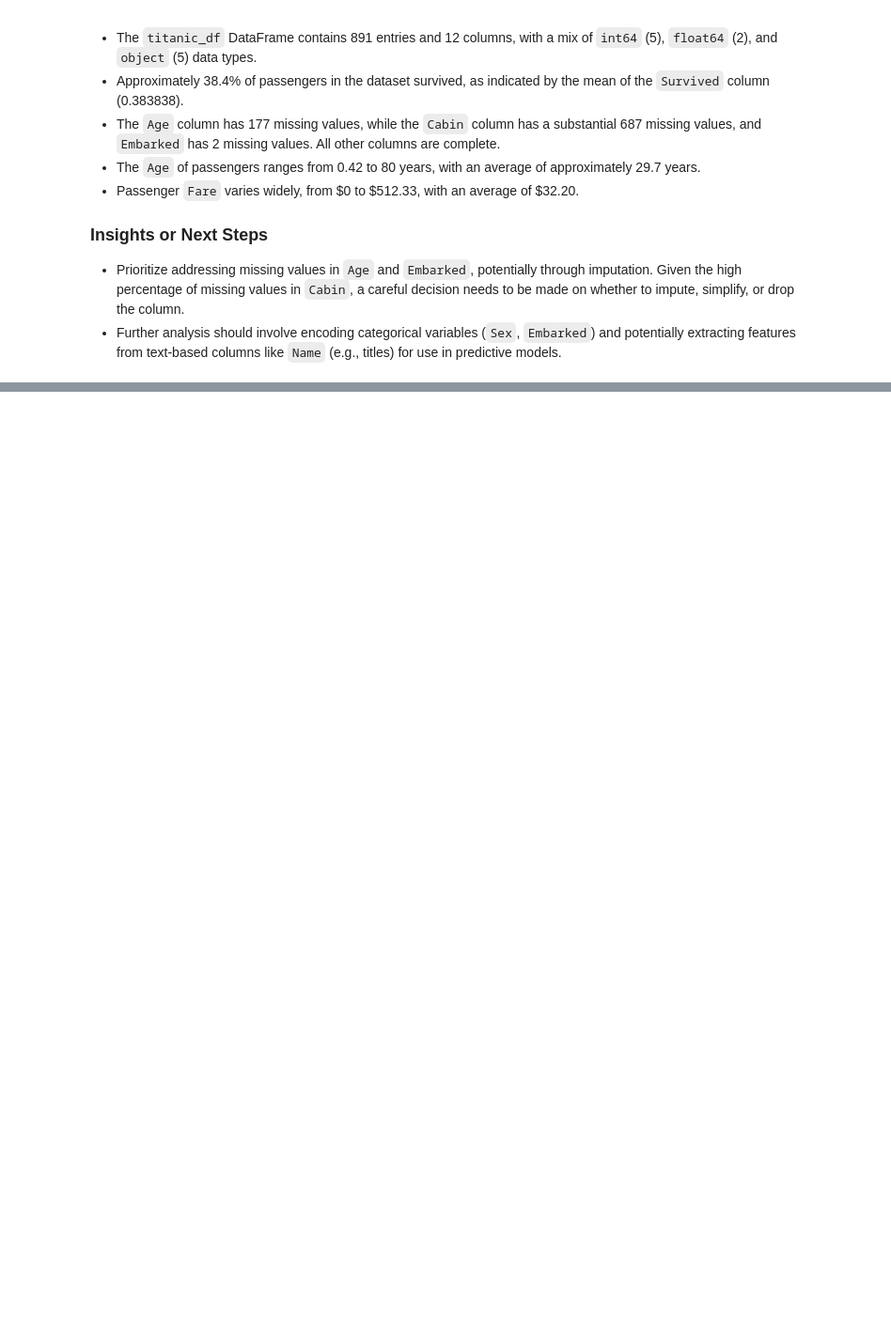
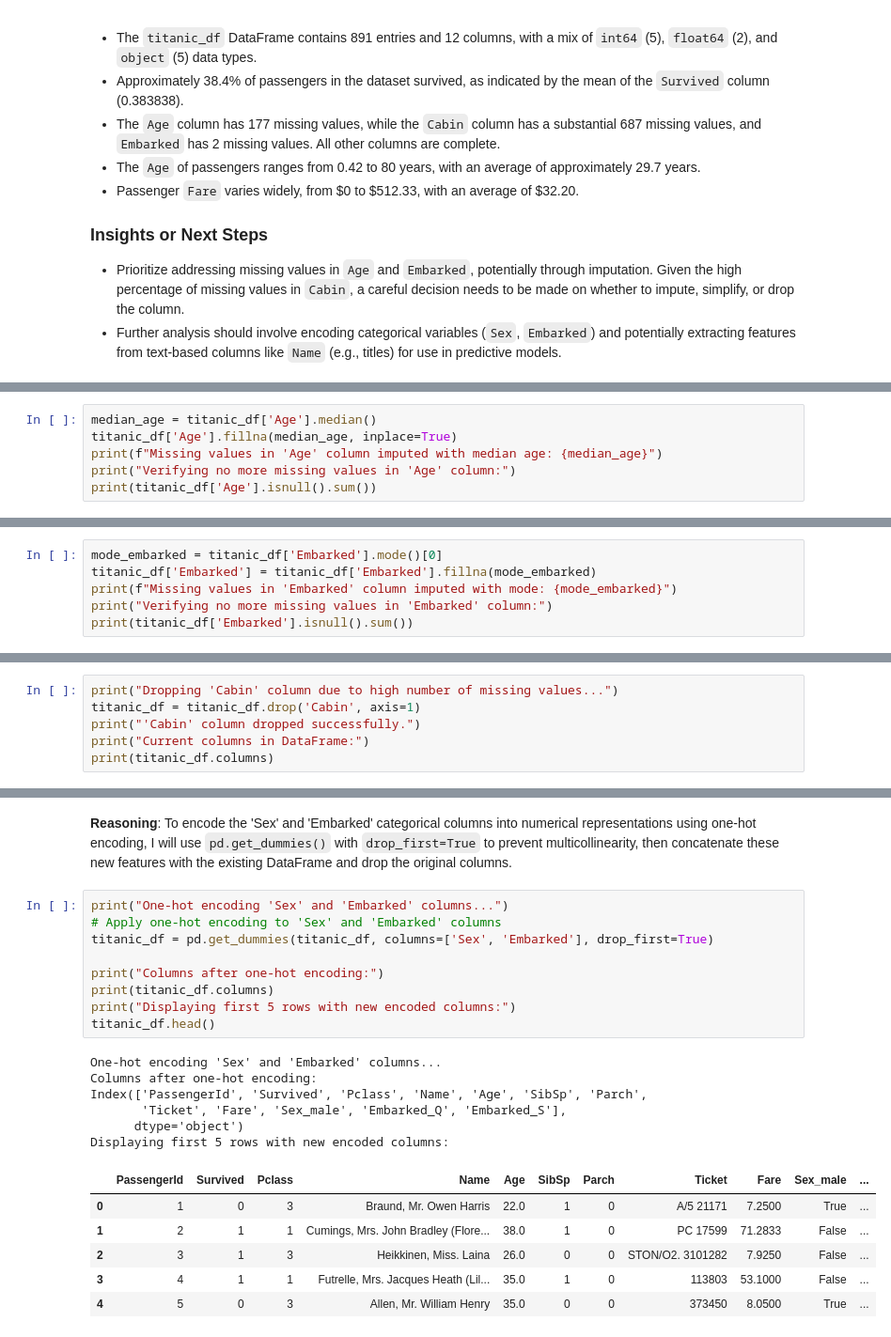
Before and after one commit to tomeelow/titanic-predictor, a Jupyter notebook: titanic_predictor.ipynb, the cells around one changed output, grey strips where cells are left out. Shown at 94% size. Cells and saved outputs as stored; diff of their text form; blank space fills up the shorter version.

Commit message:
handled missing values, prepared data for training, trained linreg model, evaluated the performance

```diff
--- a/titanic_predictor.ipynb
+++ b/titanic_predictor.ipynb
@@ -192,0 +201,6 @@ Potential next steps for data cleaning or further analysis include:
+# %%
+median_age = titanic_df['Age'].median()
+titanic_df['Age'].fillna(median_age, inplace=True)
+print(f"Missing values in 'Age' column imputed with median age: {median_age}")
+print("Verifying no more missing values in 'Age' column:")
+print(titanic_df['Age'].isnull().sum())
@@ -192,0 +228,6 @@ Potential next steps for data cleaning or further analysis include:
+# %%
+mode_embarked = titanic_df['Embarked'].mode()[0]
+titanic_df['Embarked'] = titanic_df['Embarked'].fillna(mode_embarked)
+print(f"Missing values in 'Embarked' column imputed with mode: {mode_embarked}")
+print("Verifying no more missing values in 'Embarked' column:")
+print(titanic_df['Embarked'].isnull().sum())
@@ -192,0 +241,6 @@ Potential next steps for data cleaning or further analysis include:
+# %%
+print("Dropping 'Cabin' column due to high number of missing values...")
+titanic_df = titanic_df.drop('Cabin', axis=1)
+print("'Cabin' column dropped successfully.")
+print("Current columns in DataFrame:")
+print(titanic_df.columns)
@@ -192,0 +312,25 @@ Potential next steps for data cleaning or further analysis include:
+# %% [markdown]
+**Reasoning**:
+To encode the 'Sex' and 'Embarked' categorical columns into numerical representations using one-hot encoding, I will use `pd.get_dummies()` with `drop_first=True` to prevent multicollinearity, then concatenate these new features with the existing DataFrame and drop the original columns.
+# %%
+print("One-hot encoding 'Sex' and 'Embarked' columns...")
+# Apply one-hot encoding to 'Sex' and 'Embarked' columns
+titanic_df = pd.get_dummies(titanic_df, columns=['Sex', 'Embarked'], drop_first=True)
+
+print("Columns after one-hot encoding:")
+print(titanic_df.columns)
+print("Displaying first 5 rows with new encoded columns:")
+titanic_df.head()
+# %% [output]
+One-hot encoding 'Sex' and 'Embarked' columns...
+Columns after one-hot encoding:
+Index(['PassengerId', 'Survived', 'Pclass', 'Name', 'Age', 'SibSp', 'Parch',
+       'Ticket', 'Fare', 'Sex_male', 'Embarked_Q', 'Embarked_S'],
+      dtype='object')
+Displaying first 5 rows with new encoded columns:
+|  | PassengerId | Survived | Pclass | Name | Age | SibSp | Parch | Ticket | Fare | Sex_male | ... |
+| 0 | 1 | 0 | 3 | Braund, Mr. Owen Harris | 22.0 | 1 | 0 | A/5 21171 | 7.2500 | True | ... |
+| 1 | 2 | 1 | 1 | Cumings, Mrs. John Bradley (Flore... | 38.0 | 1 | 0 | PC 17599 | 71.2833 | False | ... |
+| 2 | 3 | 1 | 3 | Heikkinen, Miss. Laina | 26.0 | 0 | 0 | STON/O2. 3101282 | 7.9250 | False | ... |
+| 3 | 4 | 1 | 1 | Futrelle, Mrs. Jacques Heath (Lil... | 35.0 | 1 | 0 | 113803 | 53.1000 | False | ... |
+| 4 | 5 | 0 | 3 | Allen, Mr. William Henry | 35.0 | 0 | 0 | 373450 | 8.0500 | True | ... |
```
Also changed, not shown: parts of 28 cells of this notebook.
